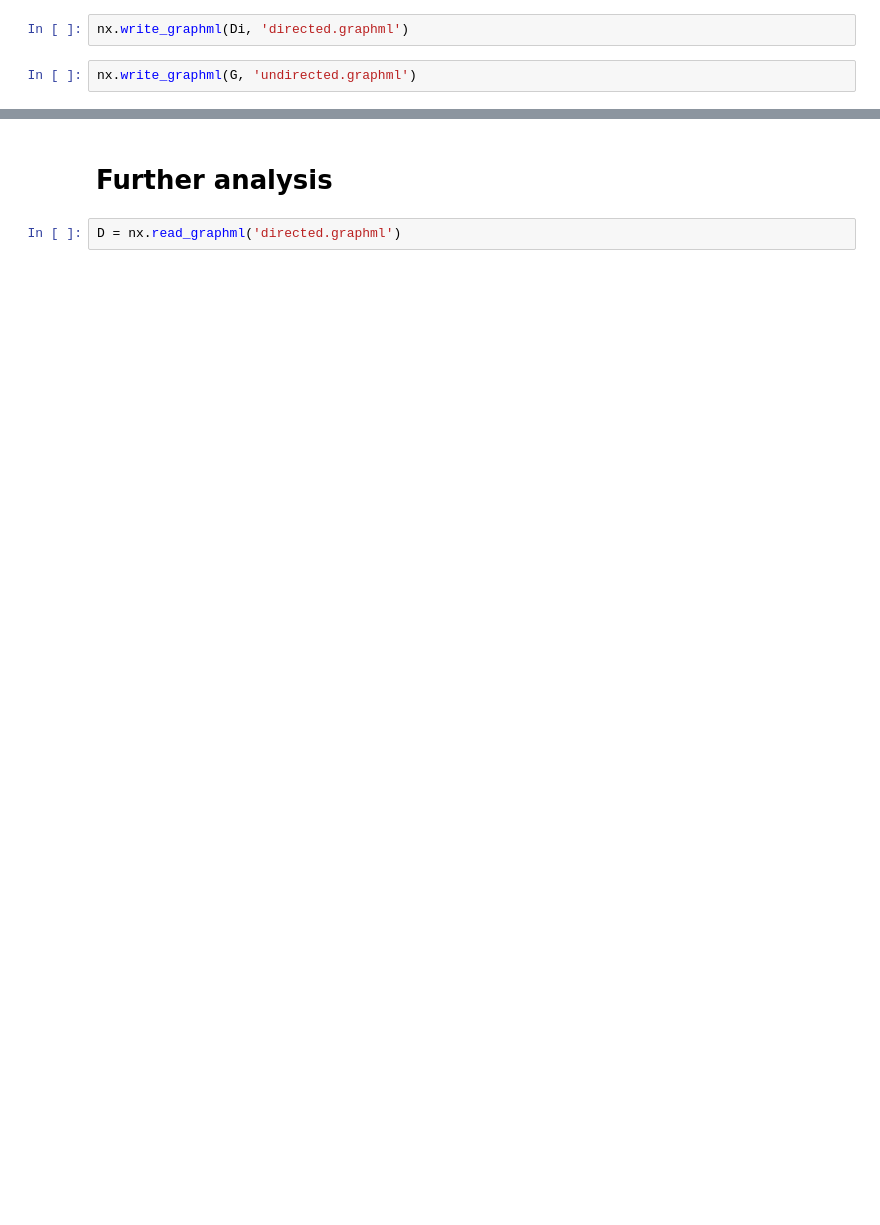
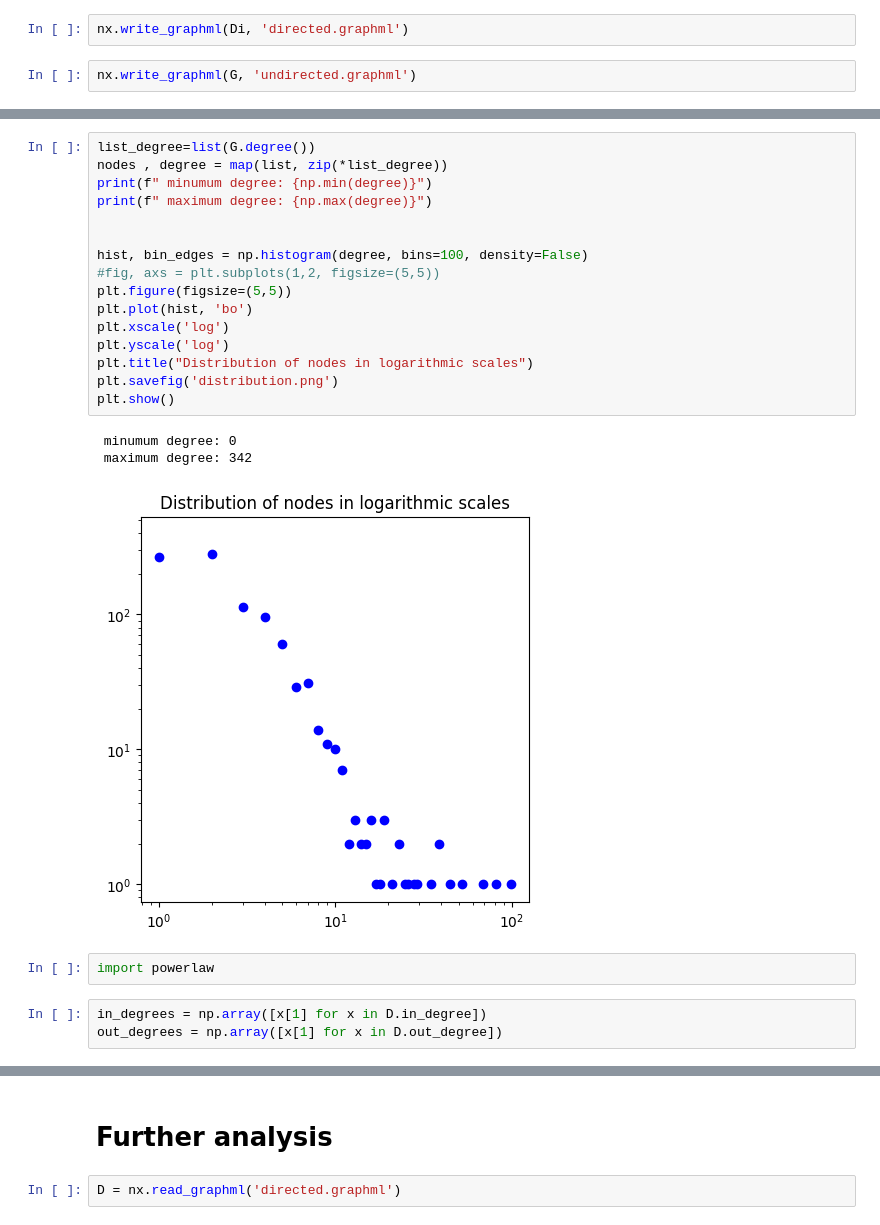
Before and after one commit to jakwisn/DTU-Social-Graphs-And-Interactions, a Jupyter notebook: Exploration__1.ipynb, the cells around one changed output, grey strips where cells are left out. Saved outputs shown, nothing was run; the diff lists cells and outputs as text; blank space fills up the shorter version.

```diff
--- a/Exploration__1.ipynb
+++ b/Exploration__1.ipynb
@@ -186,0 +225,25 @@ nx.write_graphml(G, 'undirected.graphml')
+# %%
+list_degree=list(G.degree())
+nodes , degree = map(list, zip(*list_degree))
+print(f" minumum degree: {np.min(degree)}")
+print(f" maximum degree: {np.max(degree)}")
+
+
+hist, bin_edges = np.histogram(degree, bins=100, density=False)
+#fig, axs = plt.subplots(1,2, figsize=(5,5))
+plt.figure(figsize=(5,5))
+plt.plot(hist, 'bo')
+plt.xscale('log')
+plt.yscale('log')
+plt.title("Distribution of nodes in logarithmic scales")
+plt.savefig('distribution.png')
+plt.show()
+# %% [output]
+ minumum degree: 0
+ maximum degree: 342
+[figure, added]
+# %%
+import powerlaw
+# %%
+in_degrees = np.array([x[1] for x in D.in_degree])
+out_degrees = np.array([x[1] for x in D.out_degree])
```
Also changed, not shown: parts of 13 cells of this notebook.
